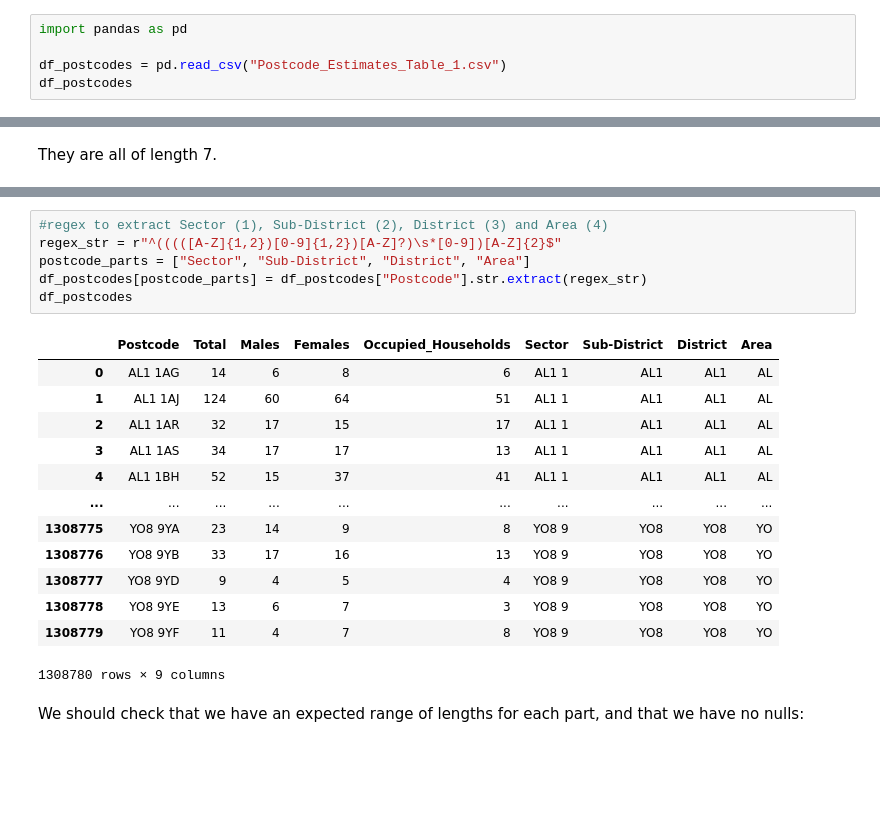
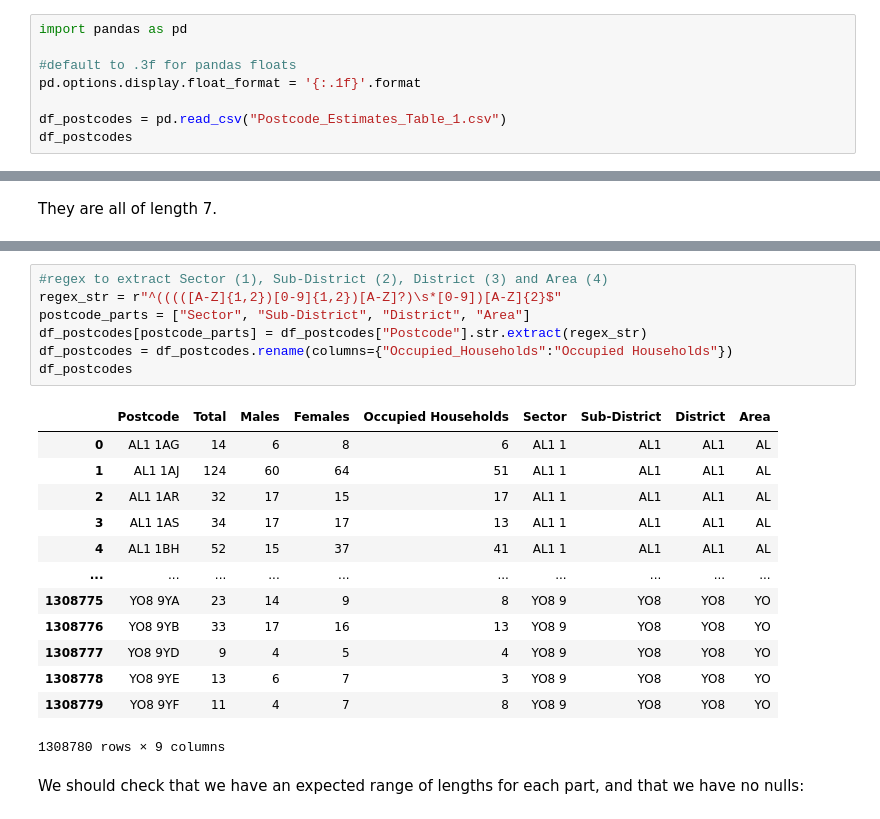
Before and after one commit to adhardy/mirador-task-sheet, a Jupyter notebook: postcode analysis/postcodes.ipynb, the cells around one changed output, grey strips where cells are left out. Cells and saved outputs as stored; diff of their text form; blank space fills up the shorter version.

```diff
--- a/postcode analysis/postcodes.ipynb
+++ b/postcode analysis/postcodes.ipynb
@@ -13,6 +15,9 @@ csv_file.close()
 # %%
 import pandas as pd
 
+#default to .3f for pandas floats
+pd.options.display.float_format = '{:.1f}'.format
+
 df_postcodes = pd.read_csv("Postcode_Estimates_Table_1.csv")
 df_postcodes
 # %% [output]
@@ -86,11 +91,12 @@ These represent increasingly larger geographical areas (with the smallest being
 # %%
 #regex to extract Sector (1), Sub-District (2), District (3) and Area (4)
 regex_str = r"^(((([A-Z]{1,2})[0-9]{1,2})[A-Z]?)\s*[0-9])[A-Z]{2}$"
 postcode_parts = ["Sector", "Sub-District", "District", "Area"]
 df_postcodes[postcode_parts] = df_postcodes["Postcode"].str.extract(regex_str)
+df_postcodes = df_postcodes.rename(columns={"Occupied_Households":"Occupied Households"})
 df_postcodes
 # %% [output]
-|  | Postcode | Total | Males | Females | Occupied_Households | Sector | Sub-District | District | Area |
+|  | Postcode | Total | Males | Females | Occupied Households | Sector | Sub-District | District | Area |
 | 0 | AL1 1AG | 14 | 6 | 8 | 6 | AL1 1 | AL1 | AL1 | AL |
 | 1 | AL1 1AJ | 124 | 60 | 64 | 51 | AL1 1 | AL1 | AL1 | AL |
 | 2 | AL1 1AR | 32 | 17 | 15 | 17 | AL1 1 | AL1 | AL1 | AL |
```
Also changed, not shown: parts of 12 cells of this notebook.
